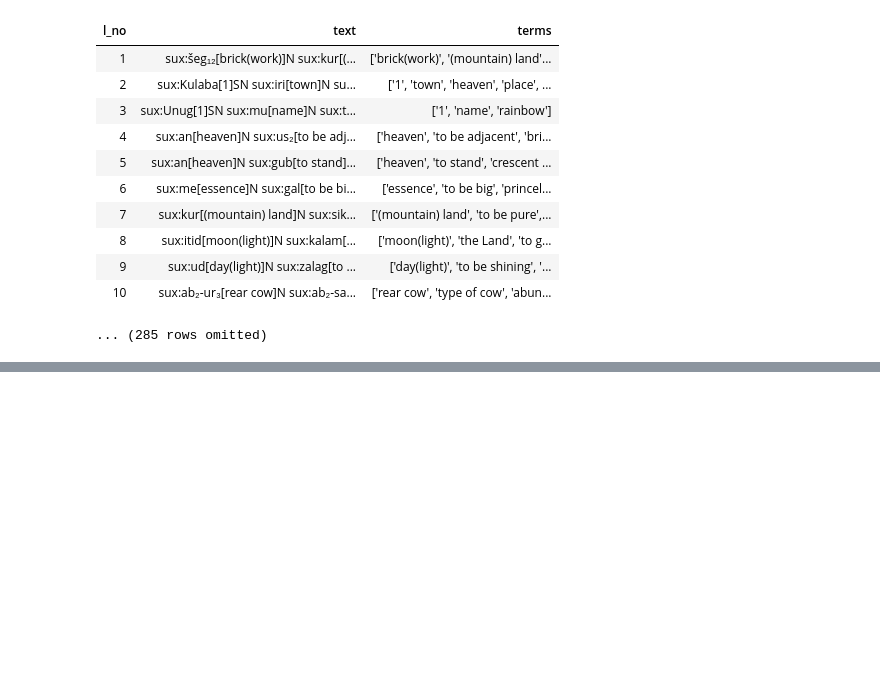
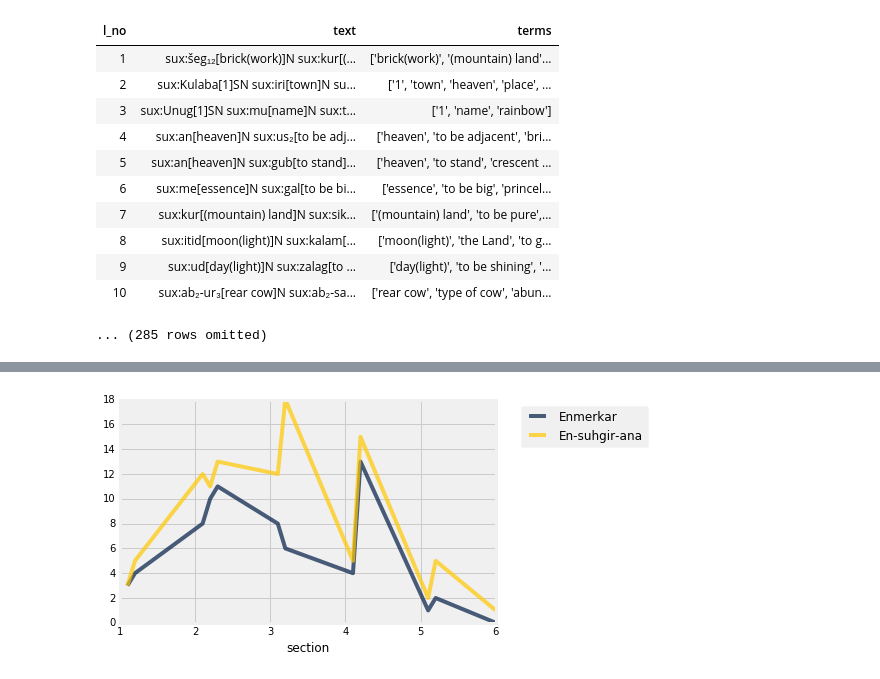
Before and after one commit to BIDS-projects/modules, a Jupyter notebook: digital-assyriology/Digital-Assyriology.ipynb, the cells around one changed output, grey strips where cells are left out. Saved outputs shown, nothing was run; the diff lists cells and outputs as text; code cells hidden in the pictures; blank space fills up the shorter version.

```diff
--- a/digital-assyriology/Digital-Assyriology.ipynb
+++ b/digital-assyriology/Digital-Assyriology.ipynb
@@ -114,0 +280,4 @@ Enmerkar_table.drop('text')
+# %%
+Enmerkar_plot.select(['section', 'Enmerkar', 'En-suhgir-ana']).plot('section', overlay=True)
+# %% [output]
+[figure, added]
```
Also changed, not shown: parts of 12 cells of this notebook, 1 other file.
